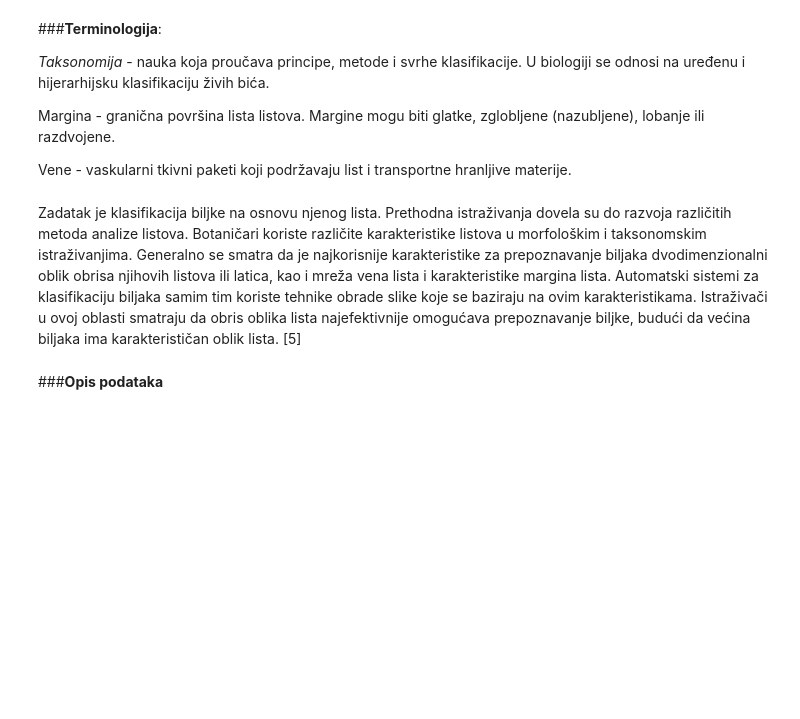
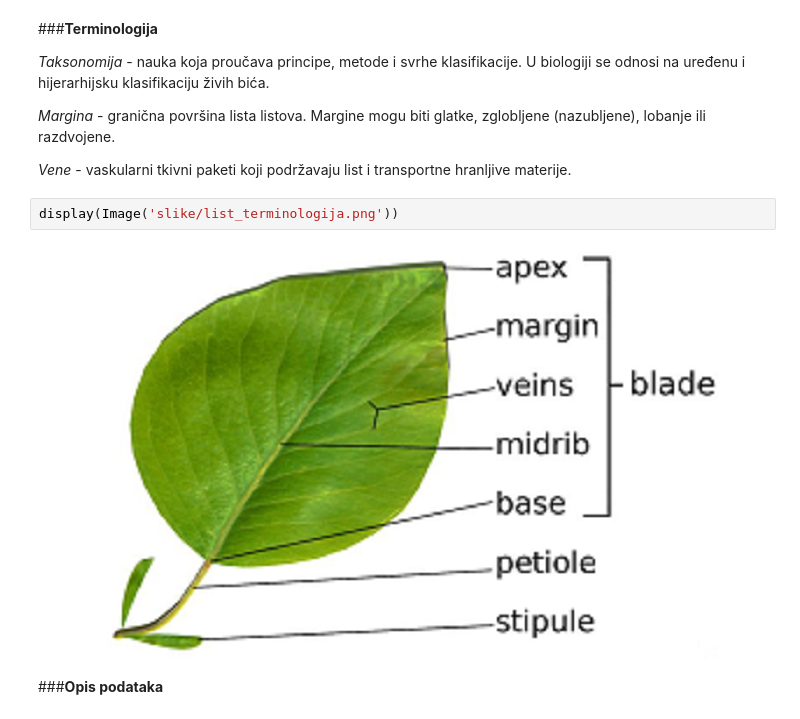
Before and after one commit to NatalijaGajic/pppo_classification, a Jupyter notebook: classification.ipynb, the cells around one changed output. Saved outputs shown, nothing was run; the diff lists cells and outputs as text; blank space fills up the shorter version.

```diff
--- a/classification.ipynb
+++ b/classification.ipynb
@@ -24,15 +41,14 @@ Klasifikacija fotografija se odnosi na postupak dodeljivanja oznake (odnosno kla
 # %% [markdown]
-###**Terminologija**:
+###**Terminologija**
 
 *Taksonomija* - nauka koja proučava principe, metode i svrhe klasifikacije. U biologiji se odnosi na uređenu i hijerarhijsku klasifikaciju živih bića.
 
-Margina - granična površina lista listova. Margine mogu biti glatke, zglobljene (nazubljene), lobanje ili razdvojene.
+*Margina* - granična površina lista listova. Margine mogu biti glatke, zglobljene (nazubljene), lobanje ili razdvojene.
 
-Vene - vaskularni tkivni paketi koji podržavaju list i transportne hranljive materije.
+*Vene* - vaskularni tkivni paketi koji podržavaju list i transportne hranljive materije.
-# %% [markdown]
-Zadatak je klasifikacija biljke na osnovu njenog lista.
-Prethodna istraživanja dovela su do razvoja različitih metoda analize listova.  Botaničari koriste različite karakteristike listova u morfološkim i taksonomskim istraživanjima.
-Generalno se smatra da je najkorisnije karakteristike za prepoznavanje biljaka dvodimenzionalni oblik obrisa njihovih listova ili latica, kao i mreža vena lista i karakteristike margina lista. Automatski sistemi za klasifikaciju biljaka samim tim koriste tehnike obrade slike koje se baziraju na ovim karakteristikama.
-Istraživači u ovoj oblasti smatraju da obris oblika lista najefektivnije omogućava prepoznavanje biljke, budući da većina biljaka ima karakterističan oblik lista. [5]
+# %%
+display(Image('slike/list_terminologija.png'))
+# %% [output]
+[figure, added]
 # %% [markdown]
 ###**Opis podataka**
```
Also changed, not shown: parts of 115 cells of this notebook.
